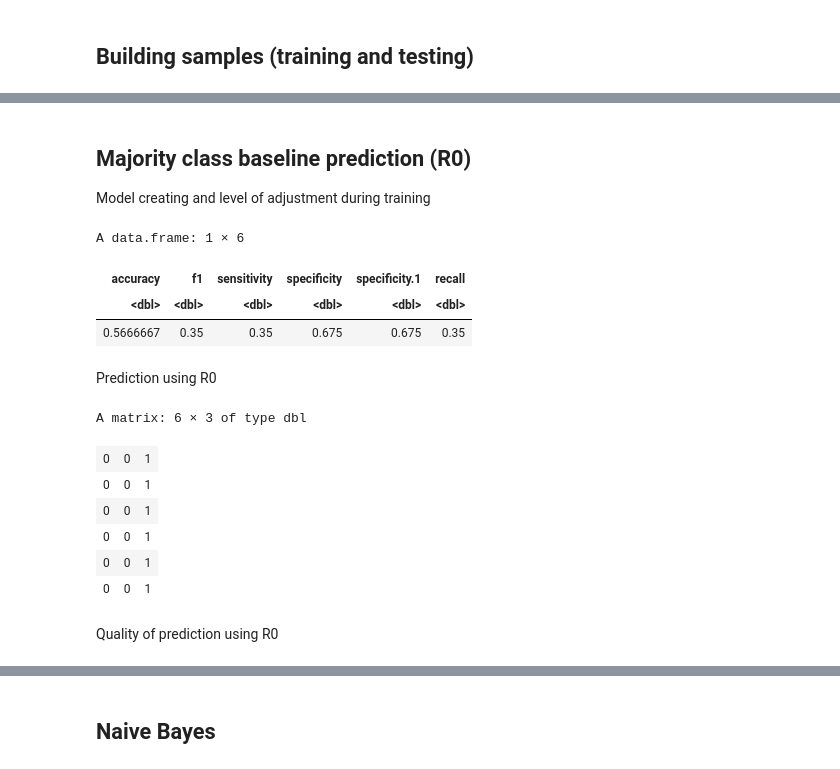
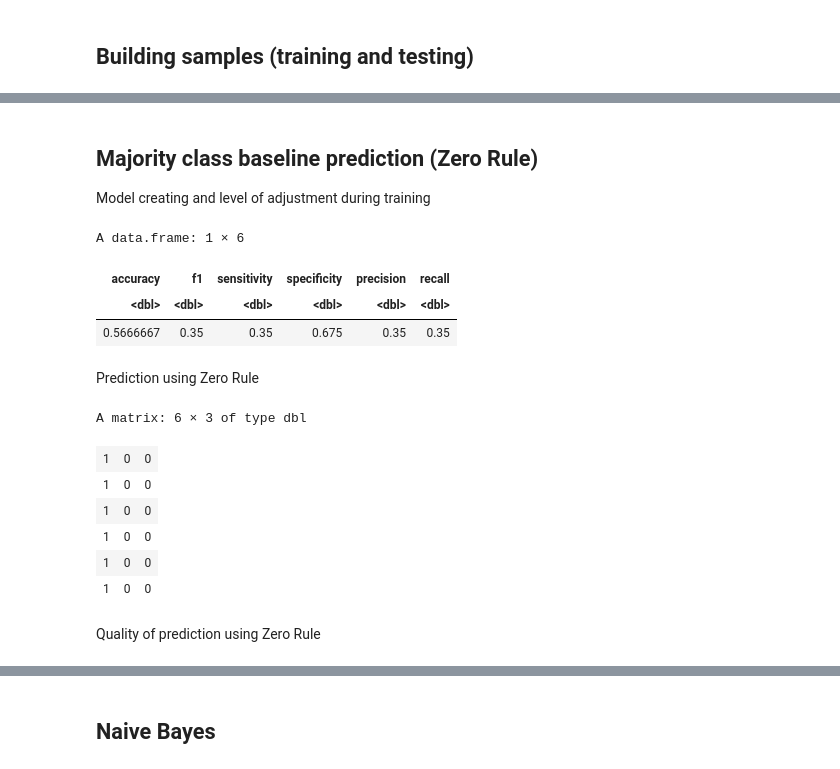
Before and after one commit to eogasawara/mylibrary, a Jupyter notebook: myPredictions.ipynb, the cells around one changed output, grey strips where cells are left out. Saved outputs shown, nothing was run; the diff lists cells and outputs as text; code cells hidden in the pictures.

```diff
--- a/myPredictions.ipynb
+++ b/myPredictions.ipynb
@@ -36,27 +36,27 @@ A matrix: 3 × 3 of type int
 # %% [markdown]
-## Majority class baseline prediction (R0)
+## Majority class baseline prediction (Zero Rule)
 
 Model creating and level of adjustment during training
 # %%
-model <- R0_model <- class_R0(iris_train, "Species")
+model <- ZeroRule_model <- class_ZeroRule(iris_train, "Species")
 head(model$train$metrics)
 # %% [output]
 A data.frame: 1 × 6
-| accuracy | f1 | sensitivity | specificity | specificity.1 | recall |
+| accuracy | f1 | sensitivity | specificity | precision | recall |
 | <dbl> | <dbl> | <dbl> | <dbl> | <dbl> | <dbl> |
-| 0.5666667 | 0.35 | 0.35 | 0.675 | 0.675 | 0.35 |
+| 0.5666667 | 0.35 | 0.35 | 0.675 | 0.35 | 0.35 |
 # %% [markdown]
-Prediction using R0
+Prediction using Zero Rule
 # %%
-test <- class_test(model, iris_test, "Species")
+test <- ZeroRule_test <- class_test(model, iris_test, "Species")
 head(test$predictions)
 # %% [output]
 A matrix: 6 × 3 of type dbl
-| 0 | 0 | 1 |
-| 0 | 0 | 1 |
-| 0 | 0 | 1 |
-| 0 | 0 | 1 |
-| 0 | 0 | 1 |
-| 0 | 0 | 1 |
+| 1 | 0 | 0 |
+| 1 | 0 | 0 |
+| 1 | 0 | 0 |
+| 1 | 0 | 0 |
+| 1 | 0 | 0 |
+| 1 | 0 | 0 |
 # %% [markdown]
-Quality of prediction using R0
+Quality of prediction using Zero Rule
```
Also changed, not shown: parts of 41 cells of this notebook.
